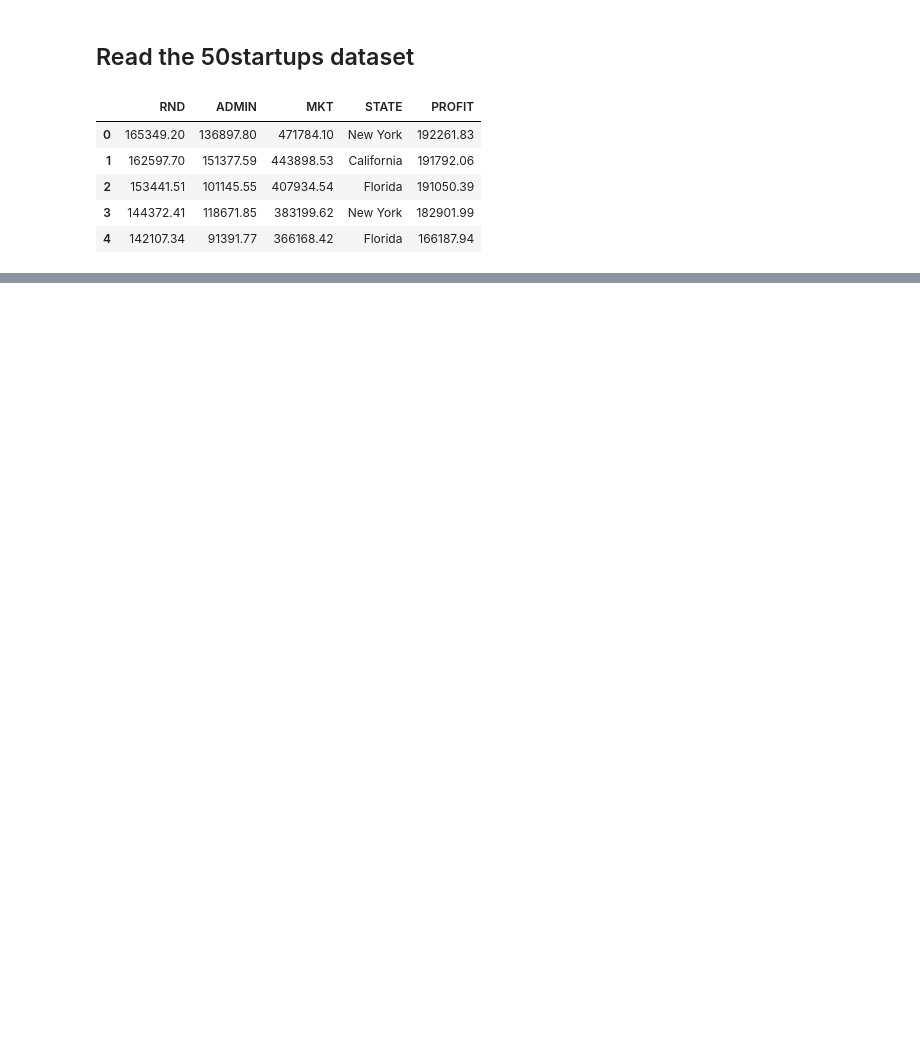
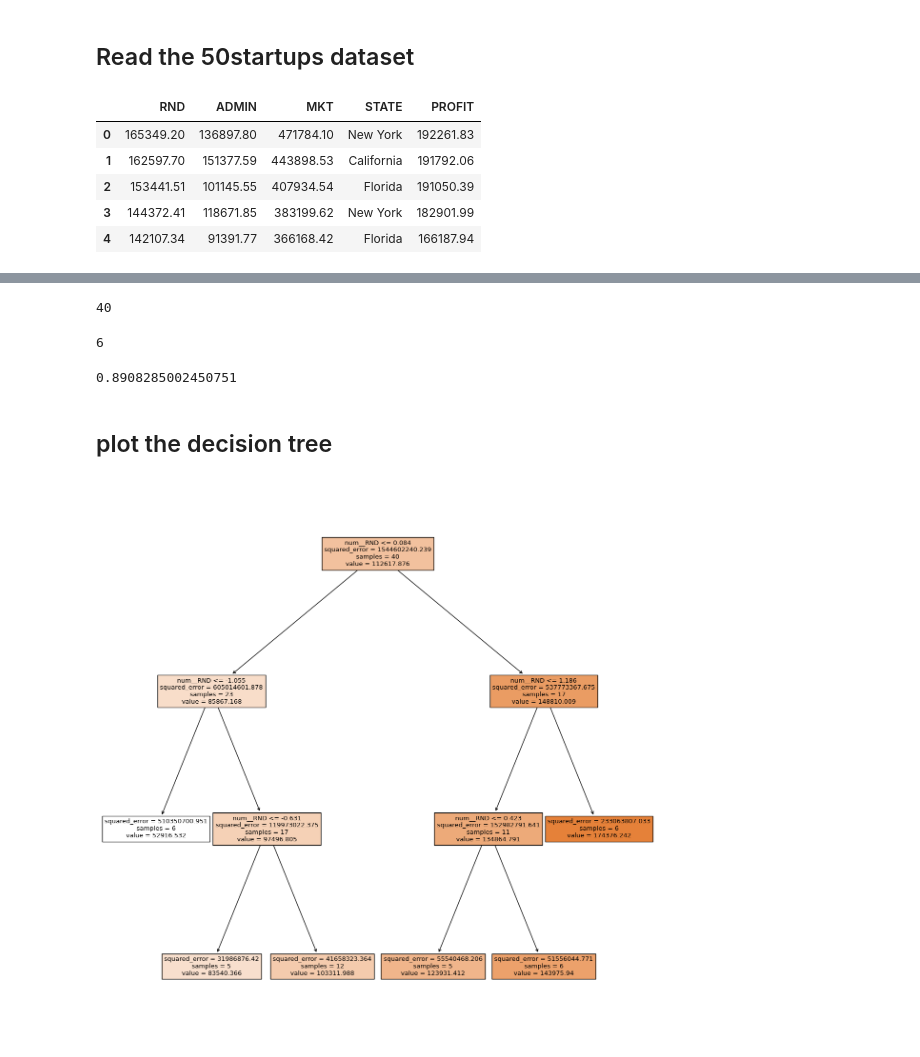
Before and after one commit to siddheshgujar/Machine-learning-, a Jupyter notebook: Decision Tree Regression/DTR.ipynb, the cells around one changed output, grey strips where cells are left out. Cells and saved outputs as stored; diff of their text form; code cells hidden in the pictures; blank space fills up the shorter version.

Commit message:
Decision Tree Regression

```diff
--- a/Decision Tree Regression/DTR.ipynb
+++ b/Decision Tree Regression/DTR.ipynb
@@ -16,0 +156,4 @@ df.head()
+# %%
+from sklearn.tree import DecisionTreeRegressor
+model = DecisionTreeRegressor(max_depth=1, min_samples_split=3, min_samples_leaf=3, criterion='squared_error')
+model.fit(xtrain, ytrain)
@@ -16,0 +172,11 @@ df.head()
+# %%
+params = {'max_depth' :[2,3,4,5,6,7,8,9,10,11],
+          'min_samples_split' :[5,6,7,8,9,10],
+          'min_samples_leaf' :[5,6,7,8,9,10],
+          'criterion' : ['squared_error', 'absolute_error']}
+# %%
+
+from sklearn.model_selection import GridSearchCV
+dtr  = DecisionTreeRegressor()
+gscv  = GridSearchCV(dtr,param_grid=params, cv=5, scoring='neg_mean_squared_error')
+gscv.fit(xtrain,ytrain)
@@ -16,0 +197,3 @@ df.head()
+# %%
+best_dtr = gscv.best_estimator_
+best_dtr
@@ -16,0 +274,8 @@ df.head()
+# %%
+xtrain.shape[0]
+# %% [output]
+40
+# %%
+xtrain.shape[1]
+# %% [output]
+6
@@ -16,0 +291,14 @@ df.head()
+# %%
+adj_r2(xtrain,ytrain,best_dtr)
+# %% [output]
+0.8908285002450751
+# %% [markdown]
+## plot the decision tree
+# %%
+import matplotlib.pyplot as plt
+from sklearn.tree import plot_tree
+plt.figure(figsize=(15,15))
+plot_tree(best_dtr, filled=True,feature_names=xtrain.columns)
+plt.show()
+# %% [output]
+[figure, added]
```
Also changed, not shown: parts of 51 cells of this notebook.
